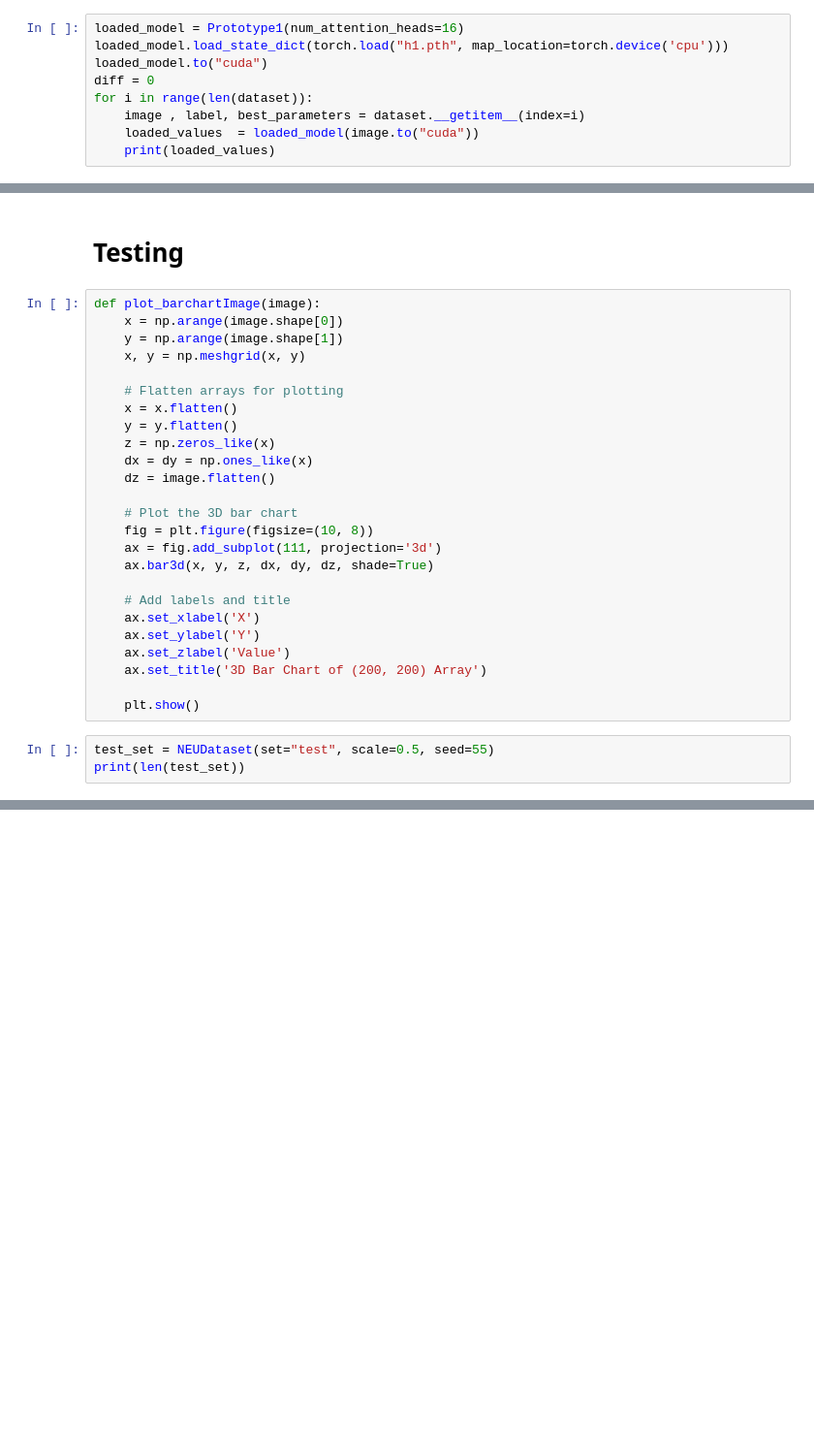
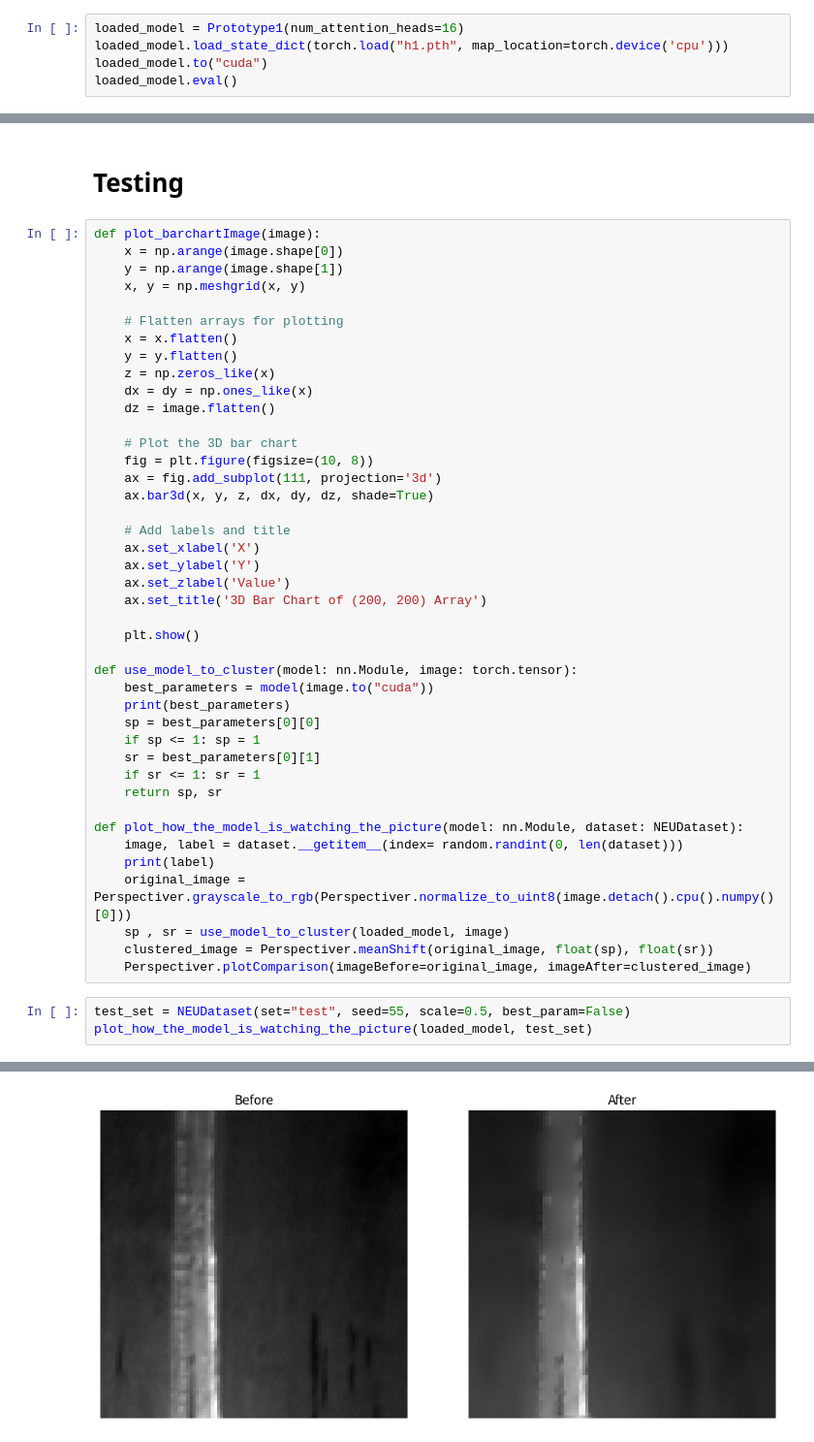
Before and after one commit to Lingfeng555/moe_edging, a Jupyter notebook: h.ipynb, the cells around one changed output, grey strips where cells are left out. Shown at 97% size. Drawn from its saved outputs; the diff is of its cells as text; blank space fills up the shorter version.

```diff
--- a/h.ipynb
+++ b/h.ipynb
@@ -133,9 +117,5 @@ Modelo guardado exitosamente en h1.pth
 loaded_model = Prototype1(num_attention_heads=16)
 loaded_model.load_state_dict(torch.load("h1.pth", map_location=torch.device('cpu')))
 loaded_model.to("cuda")
-diff = 0
-for i in range(len(dataset)):
-    image , label, best_parameters = dataset.__getitem__(index=i)
-    loaded_values  = loaded_model(image.to("cuda"))
-    print(loaded_values)
+loaded_model.eval()
 # %% [output]
@@ -194,8 +163,25 @@ def plot_barchartImage(image):
     ax.set_title('3D Bar Chart of (200, 200) Array')
 
     plt.show()
+
+def use_model_to_cluster(model: nn.Module, image: torch.tensor):
+    best_parameters = model(image.to("cuda"))
+    print(best_parameters)
+    sp = best_parameters[0][0]
+    if sp <= 1: sp = 1
+    sr = best_parameters[0][1]
+    if sr <= 1: sr = 1
+    return sp, sr
+
+def plot_how_the_model_is_watching_the_picture(model: nn.Module, dataset: NEUDataset):
+    image, label = dataset.__getitem__(index= random.randint(0, len(dataset)))
+    print(label)
+    original_image = Perspectiver.grayscale_to_rgb(Perspectiver.normalize_to_uint8(image.detach().cpu().numpy()[0]))
+    sp , sr = use_model_to_cluster(loaded_model, image)
+    clustered_image = Perspectiver.meanShift(original_image, float(sp), float(sr))
+    Perspectiver.plotComparison(imageBefore=original_image, imageAfter=clustered_image)
 # %%
-test_set = NEUDataset(set="test", scale=0.5, seed=55)
-print(len(test_set))
+test_set = NEUDataset(set="test", seed=55, scale=0.5, best_param=False)
+plot_how_the_model_is_watching_the_picture(loaded_model, test_set)
 # %% [output]
 Dataset: test created!
@@ -202,0 +190 @@ Dataset: test created!
+[figure, added]
```
Also changed, not shown: parts of 20 cells of this notebook, 1 other file.
